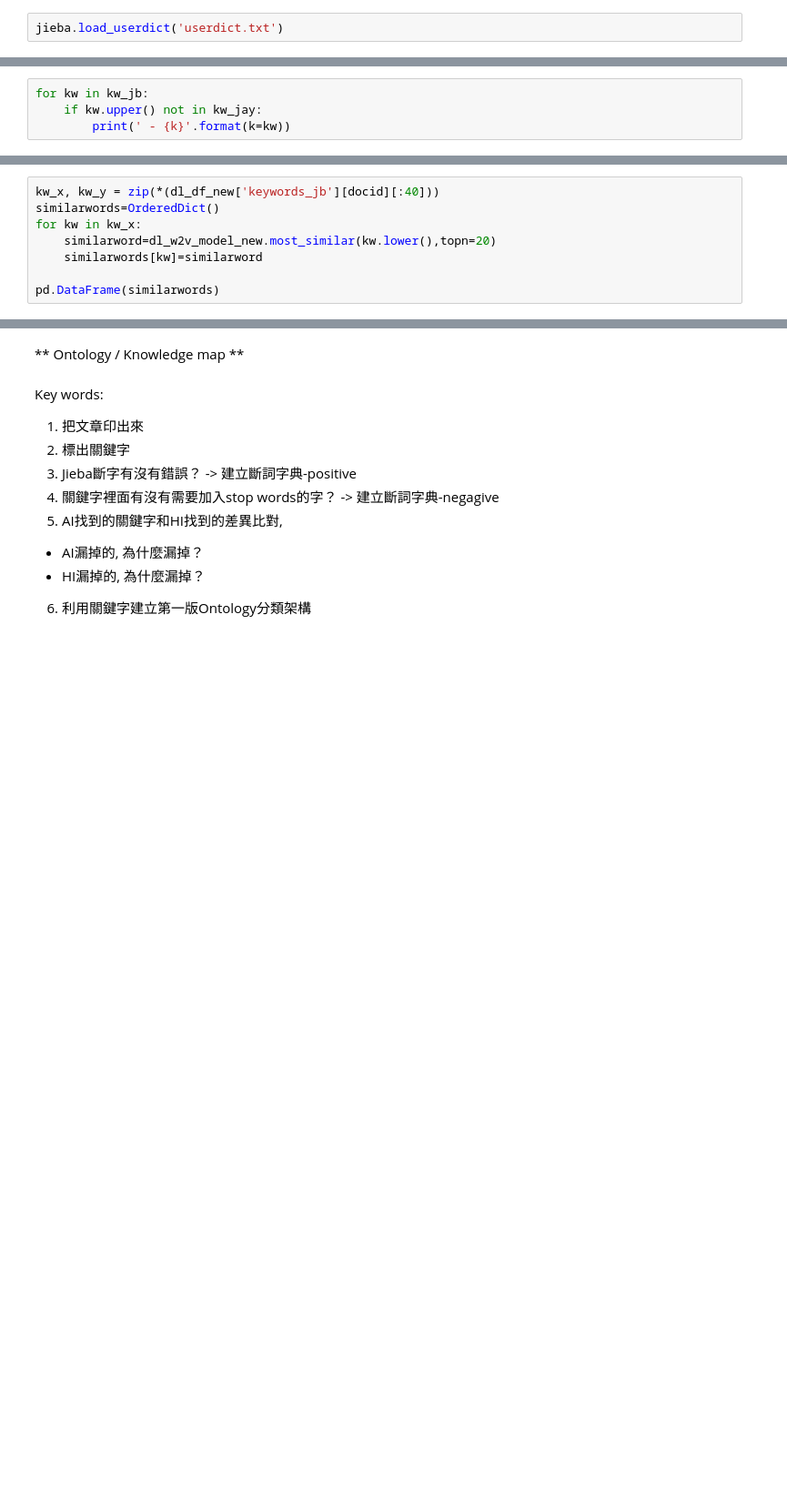
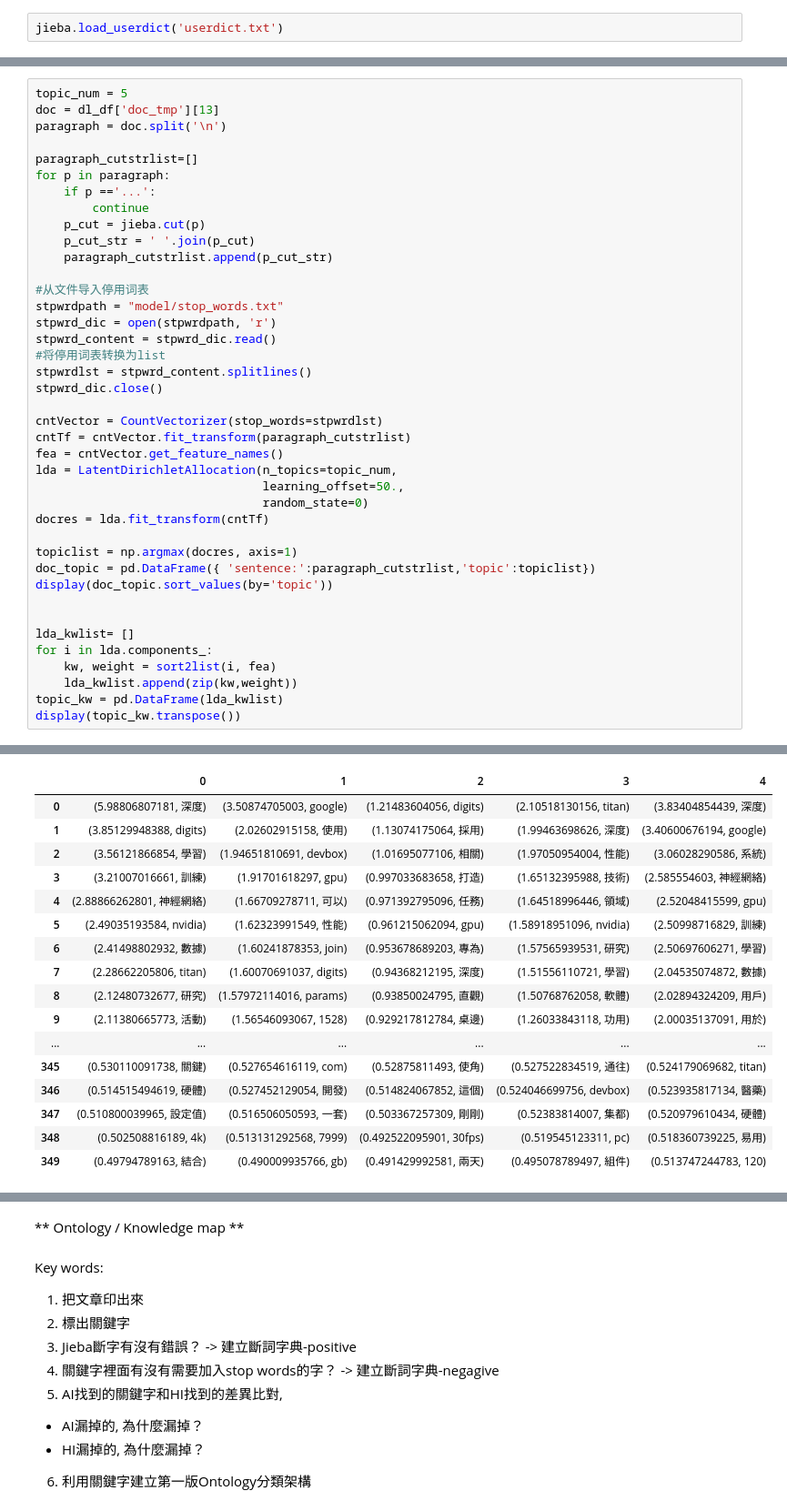
Before and after one commit to mangoicestar/textmining, a Jupyter notebook: textmining.ipynb, the cells around one changed output, grey strips where cells are left out. Shown at 91% size. Saved outputs shown, nothing was run; the diff lists cells and outputs as text; blank space fills up the shorter version.

```diff
--- a/textmining.ipynb
+++ b/textmining.ipynb
@@ -225,4 +274,0 @@ kw_jay=['NVIDIA', '深度學習', '人工智慧', '先進醫療研究', '全自
-# %%
-for kw in kw_jb:
-    if kw.upper() not in kw_jay:
-        print(' - {k}'.format(k=kw))
@@ -543,8 +274,0 @@ tfidf和jieba都沒抓到：
-# %%
-kw_x, kw_y = zip(*(dl_df_new['keywords_jb'][docid][:40]))
-similarwords=OrderedDict()
-for kw in kw_x:
-    similarword=dl_w2v_model_new.most_similar(kw.lower(),topn=20)
-    similarwords[kw]=similarword
-
-pd.DataFrame(similarwords)
@@ -568,0 +275,41 @@ pd.DataFrame(similarwords)
+# %%
+topic_num = 5
+doc = dl_df['doc_tmp'][13]
+paragraph = doc.split('\n')
+
+paragraph_cutstrlist=[]
+for p in paragraph:
+    if p =='...':
+        continue
+    p_cut = jieba.cut(p)
+    p_cut_str = ' '.join(p_cut)
+    paragraph_cutstrlist.append(p_cut_str)
+
+#从文件导入停用词表
+stpwrdpath = "model/stop_words.txt"
+stpwrd_dic = open(stpwrdpath, 'r')
+stpwrd_content = stpwrd_dic.read()
+#将停用词表转换为list
+stpwrdlst = stpwrd_content.splitlines()
+stpwrd_dic.close()
+
+cntVector = CountVectorizer(stop_words=stpwrdlst)
+cntTf = cntVector.fit_transform(paragraph_cutstrlist)
+fea = cntVector.get_feature_names()
+lda = LatentDirichletAllocation(n_topics=topic_num,
+                                learning_offset=50.,
+                                random_state=0)
+docres = lda.fit_transform(cntTf)
+
+topiclist = np.argmax(docres, axis=1)
+doc_topic = pd.DataFrame({ 'sentence:':paragraph_cutstrlist,'topic':topiclist})
+display(doc_topic.sort_values(by='topic'))
+
+
+lda_kwlist= []
+for i in lda.components_:
+    kw, weight = sort2list(i, fea)
+    lda_kwlist.append(zip(kw,weight))
+topic_kw = pd.DataFrame(lda_kwlist)
+display(topic_kw.transpose())
+# %% [output]
@@ -568,0 +333,17 @@ pd.DataFrame(similarwords)
+|  | 0 | 1 | 2 | 3 | 4 |
+| 0 | (5.98806807181, 深度) | (3.50874705003, google) | (1.21483604056, digits) | (2.10518130156, titan) | (3.83404854439, 深度) |
+| 1 | (3.85129948388, digits) | (2.02602915158, 使用) | (1.13074175064, 採用) | (1.99463698626, 深度) | (3.40600676194, google) |
+| 2 | (3.56121866854, 學習) | (1.94651810691, devbox) | (1.01695077106, 相關) | (1.97050954004, 性能) | (3.06028290586, 系統) |
+| 3 | (3.21007016661, 訓練) | (1.91701618297, gpu) | (0.997033683658, 打造) | (1.65132395988, 技術) | (2.585554603, 神經網絡) |
+| 4 | (2.88866262801, 神經網絡) | (1.66709278711, 可以) | (0.971392795096, 任務) | (1.64518996446, 領域) | (2.52048415599, gpu) |
+| 5 | (2.49035193584, nvidia) | (1.62323991549, 性能) | (0.961215062094, gpu) | (1.58918951096, nvidia) | (2.50998716829, 訓練) |
+| 6 | (2.41498802932, 數據) | (1.60241878353, join) | (0.953678689203, 專為) | (1.57565939531, 研究) | (2.50697606271, 學習) |
+| 7 | (2.28662205806, titan) | (1.60070691037, digits) | (0.94368212195, 深度) | (1.51556110721, 學習) | (2.04535074872, 數據) |
+| 8 | (2.12480732677, 研究) | (1.57972114016, params) | (0.93850024795, 直觀) | (1.50768762058, 軟體) | (2.02894324209, 用戶) |
+| 9 | (2.11380665773, 活動) | (1.56546093067, 1528) | (0.929217812784, 桌邊) | (1.26033843118, 功用) | (2.00035137091, 用於) |
+| ... | ... | ... | ... | ... | ... |
+| 345 | (0.530110091738, 關鍵) | (0.527654616119, com) | (0.52875811493, 使角) | (0.527522834519, 通往) | (0.524179069682, titan) |
+| 346 | (0.514515494619, 硬體) | (0.527452129054, 開發) | (0.514824067852, 這個) | (0.524046699756, devbox) | (0.523935817134, 醫藥) |
+| 347 | (0.510800039965, 設定值) | (0.516506050593, 一套) | (0.503367257309, 剛剛) | (0.52383814007, 集都) | (0.520979610434, 硬體) |
+| 348 | (0.502508816189, 4k) | (0.513131292568, 7999) | (0.492522095901, 30fps) | (0.519545123311, pc) | (0.518360739225, 易用) |
+| 349 | (0.49794789163, 結合) | (0.490009935766, gb) | (0.491429992581, 兩天) | (0.495078789497, 組件) | (0.513747244783, 120) |
```
Also changed, not shown: parts of 43 cells of this notebook, 3 other files.
